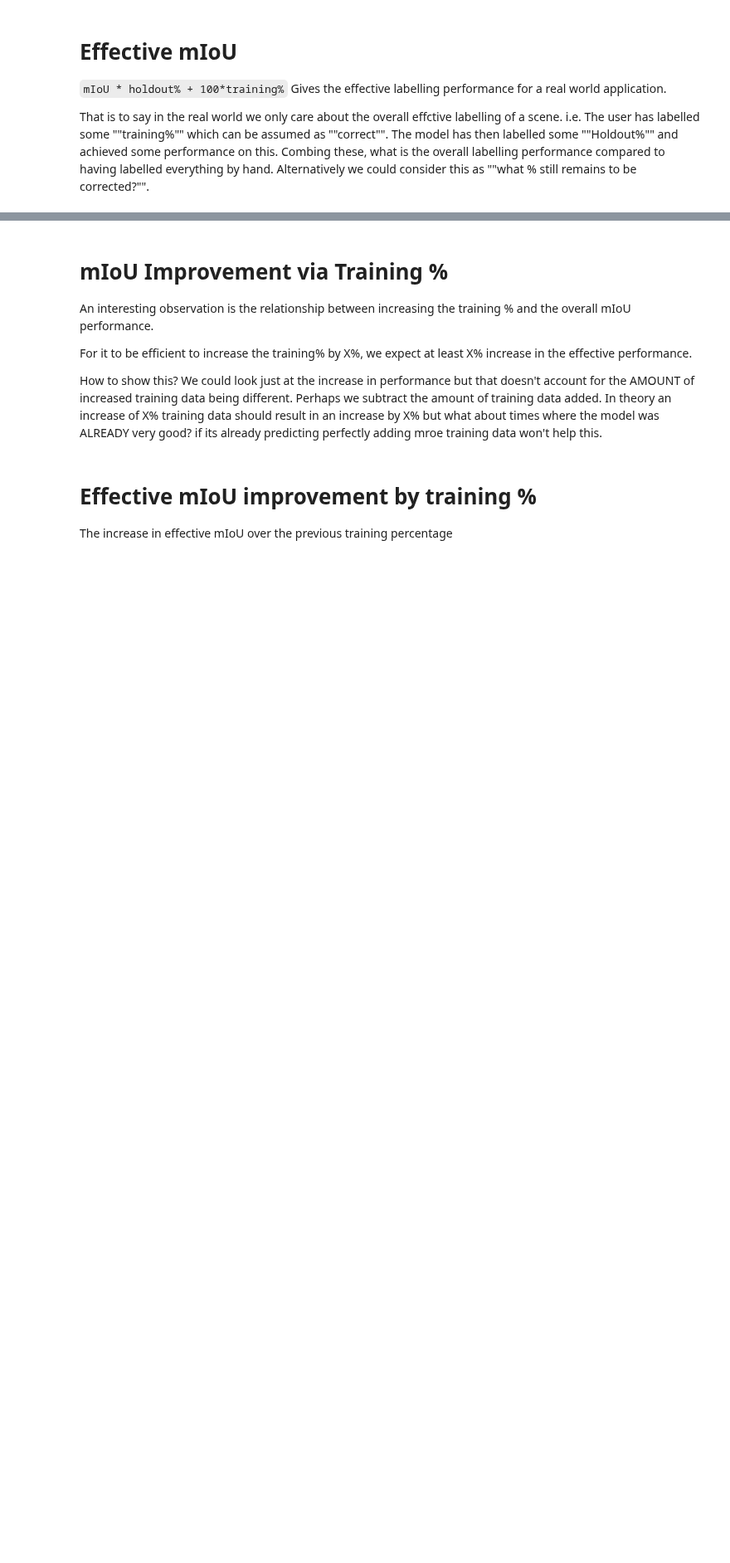
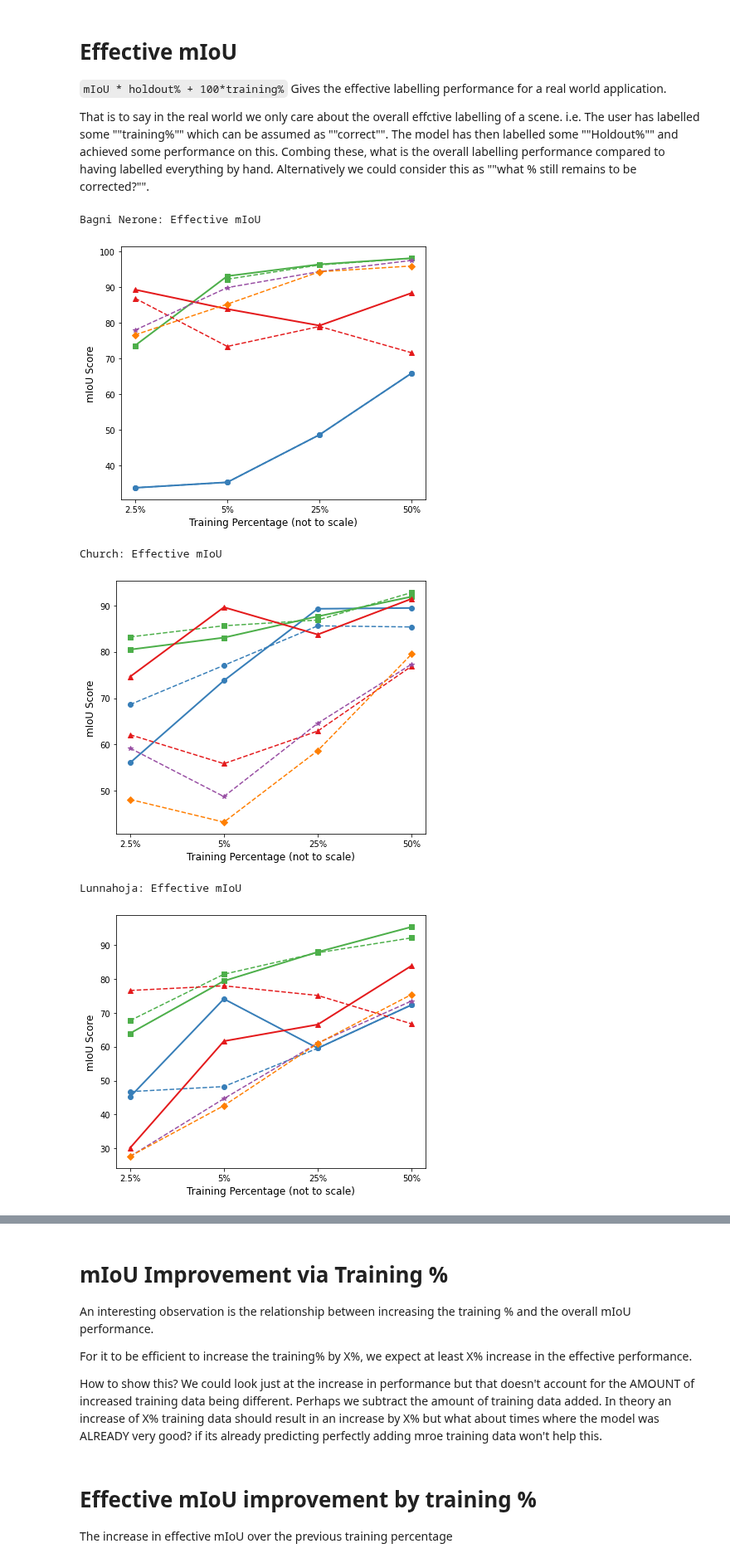
Before and after one commit to LucHayward/Pointnet_Pointnet2_pytorch, a Jupyter notebook: DataVis/Data_vis.ipynb, the cells around one changed output, grey strips where cells are left out. Shown at 83% size. Cells and saved outputs as stored; diff of their text form; code cells hidden in the pictures; blank space fills up the shorter version.

```diff
--- a/DataVis/Data_vis.ipynb
+++ b/DataVis/Data_vis.ipynb
@@ -257,6 +257,13 @@ That is to say in the real world we only care about the overall effctive labelli
 # %%
 from Results_tables import mIoU_effective
 
 for e in mIoU_effective.experiments:
     df = text_to_df(e.vals)
-    generate_line_plot(e.scene, df, "Effective mIoU", pretrained=False, root='effective_mIoU/')
+    generate_line_plot(e.scene, df, "Effective mIoU", root='effective_mIoU/')
+# %% [output]
+Bagni Nerone: Effective mIoU
+[figure, added]
+Church: Effective mIoU
+[figure, added]
+Lunnahoja: Effective mIoU
+[figure, added]
```
Also changed, not shown: parts of 2 cells of this notebook, 22 other files.
